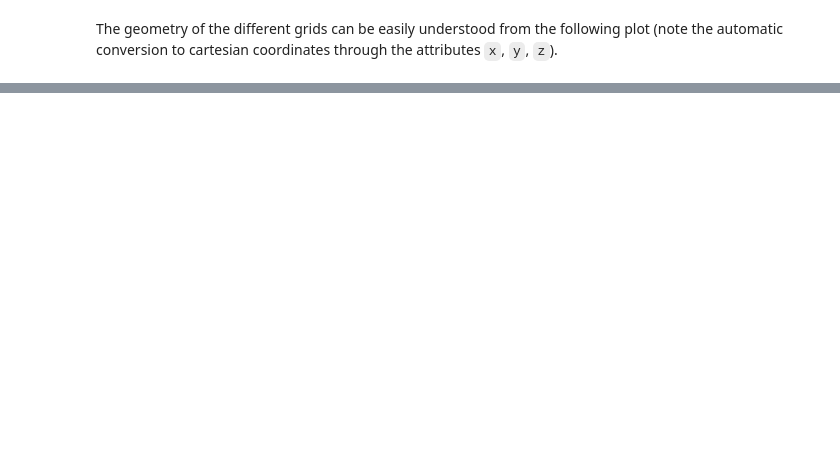
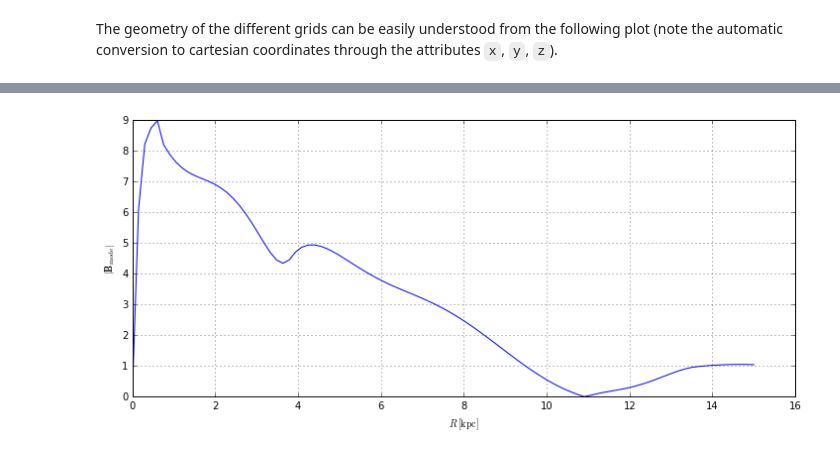
Before and after one commit to luizfelippesr/galmag, a Jupyter notebook: gmf_tool_tutorial.ipynb, the cells around one changed output, grey strips where cells are left out. Drawn from its saved outputs; the diff is of its cells as text; code cells hidden in the pictures; blank space fills up the shorter version.

```diff
--- a/gmf_tool_tutorial.ipynb
+++ b/gmf_tool_tutorial.ipynb
@@ -145,0 +221,17 @@ xlabel('x'); ylabel('z')
+# %%
+box_limits = [[1e-8, 15],# r [kpc]
+              [0,0], # phi
+              [0,0]] # z [kpc]
+box_resolution = [100,1,1] # No phi or z variation
+Bcyl = B_field(box_limits, box_resolution, grid_type='cylindrical')
+
+Bcyl.add_disk_field(disk_modes_normalization=[0,2]) # Skips first mode, normalization 2 for the second mode
+
+y = sqrt(Bcyl.r_cylindrical[:,0,0]**2 + Bcyl.phi[:,0,0]**2 +Bcyl.z[:,0,0]**2)
+x = array(Bcyl.grid.r_cylindrical[:,0,0])
+plot(x,y)
+ylabel(r'$| \mathbf{B}_{\rm mode}|$')
+xlabel(r'$R\,[{\rm kpc}]$')
+grid()
+# %% [output]
+[figure, added]
```
Also changed, not shown: parts of 32 cells of this notebook, 1 other file.
